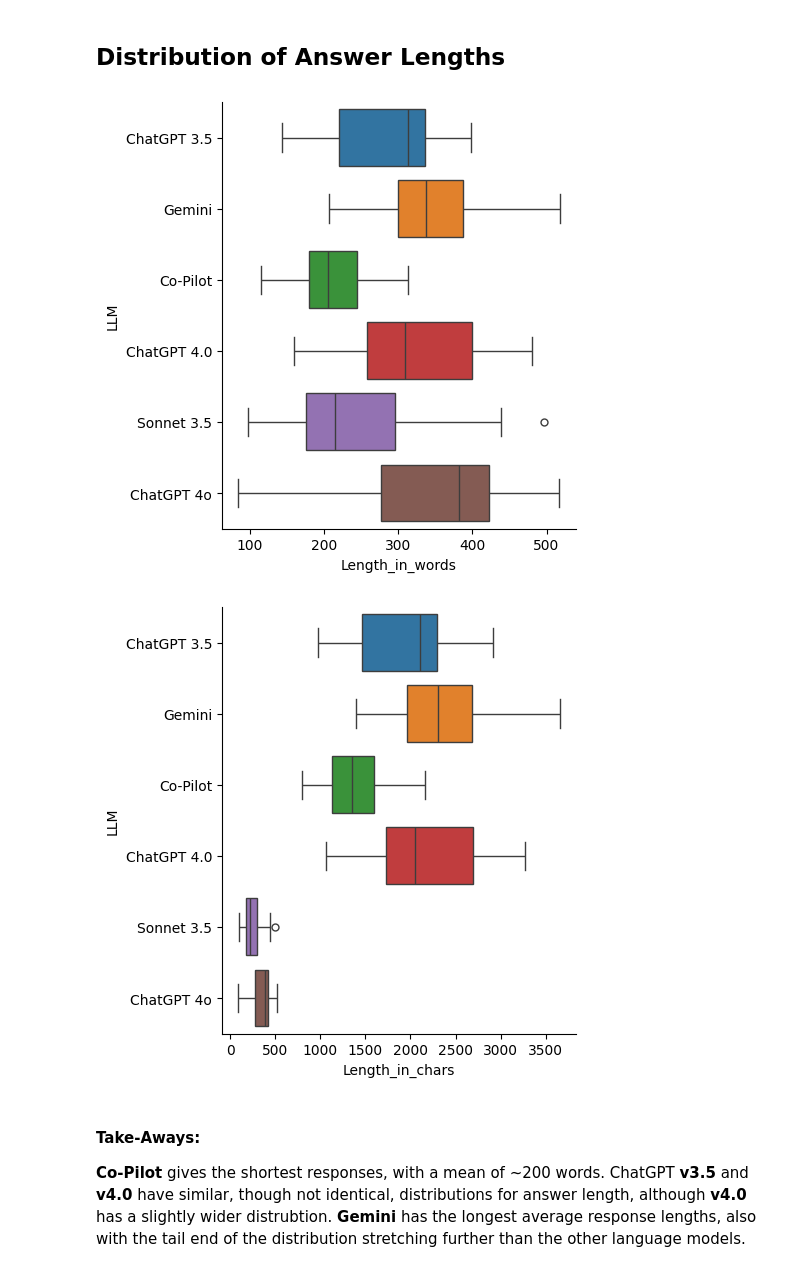
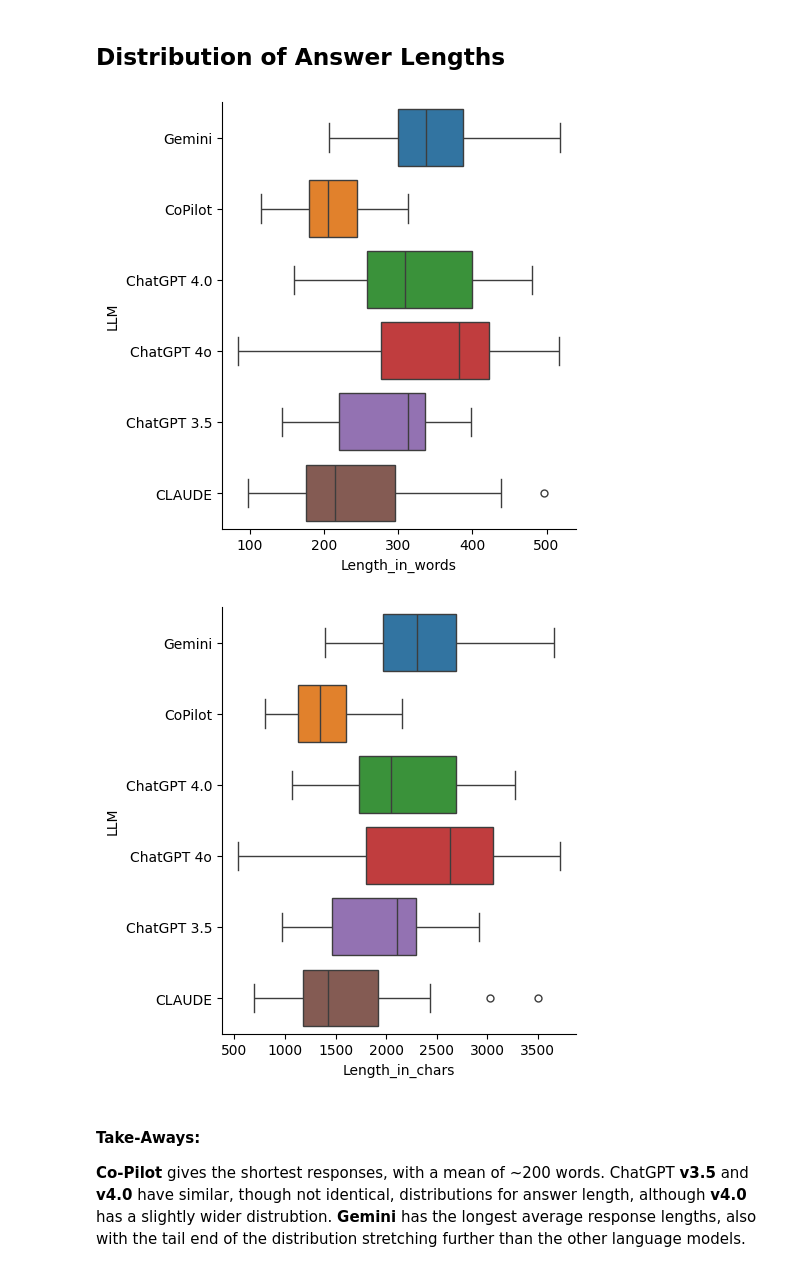
Before and after one commit to hclent/temp, a Jupyter notebook: LLM_for_BCC.ipynb, the cells around one changed output. Drawn from its saved outputs; the diff is of its cells as text; code cells hidden in the pictures.

```diff
--- a/LLM_for_BCC.ipynb
+++ b/LLM_for_BCC.ipynb
@@ -55,25 +56,23 @@ print(df.head())
 # %%
 def plot_lengths(df):
     #https://seaborn.pydata.org/tutorial/distributions.html
     gpt_lengths =  [len(x.split(" ")) for x in list(df["ChatGPT 3.5"])]
     gemini_lengths = [len(x.split(" ")) for x in list(df["Gemini"])]
     copilot_lengths = [len(x.split(" ")) for x in list(df["Co-Pilot"])]
     gpt4_lengths =  [len(x.split(" ")) for x in list(df["ChatGPT 4.0"])]
     anthropic_lengths = [len(x.split(" ")) for x in list(df["Anthropic sonnet 3.5"])]
     gpt4o_lengths =  [len(x.split(" ")) for x in list(df["ChatGPT 4o"])]
 
-
-    lengths = gpt_lengths + gemini_lengths + copilot_lengths + gpt4_lengths + anthropic_lengths + gpt4o_lengths
-    models = ["ChatGPT 3.5" for x in gpt_lengths] + ["Gemini" for x in gemini_lengths] + ["Co-Pilot" for x in copilot_lengths] + ["ChatGPT 4.0" for x in gpt4_lengths] + ["Sonnet 3.5" for x in anthropic_lengths] + ["ChatGPT 4o" for x in gpt4o_lengths]
+    lengths = gemini_lengths + copilot_lengths + gpt4_lengths + gpt4o_lengths + gpt_lengths + anthropic_lengths
+    models = ["Gemini" for x in gemini_lengths] + ["CoPilot" for x in copilot_lengths] + ["ChatGPT 4.0" for x in gpt4_lengths] + ["ChatGPT 4o" for x in gpt4o_lengths] + ["ChatGPT 3.5" for x in gpt_lengths] +  ["CLAUDE" for x in anthropic_lengths]
 
     data = {"Length_in_words": lengths, "LLM": models}
     df2 = pd.DataFrame.from_dict(data)
-    #sns.displot(df2, x="Length_in_words", hue="LLM", multiple="dodge")
     sns.catplot(data=df2, x="Length_in_words", y="LLM", kind="box", hue="LLM")
 
 plot_lengths(df)
 # %% [output]
-[figure, old version]
+[figure, new version]
 # %%
 def plot_chars(df):
     #https://seaborn.pydata.org/tutorial/distributions.html
@@ -81,11 +80,11 @@ def plot_chars(df):
     gemini_lengths = [len(x) for x in list(df["Gemini"])]
     copilot_lengths = [len(x) for x in list(df["Co-Pilot"])]
     gpt4_lengths =  [len(x) for x in list(df["ChatGPT 4.0"])]
-    anthropic_lengths = [len(x.split(" ")) for x in list(df["Anthropic sonnet 3.5"])]
-    gpt4o_lengths =  [len(x.split(" ")) for x in list(df["ChatGPT 4o"])]
+    anthropic_lengths = [len(x) for x in list(df["Anthropic sonnet 3.5"])]
+    gpt4o_lengths =  [len(x) for x in list(df["ChatGPT 4o"])]
 
-    lengths = gpt_lengths + gemini_lengths + copilot_lengths + gpt4_lengths + anthropic_lengths + gpt4o_lengths
-    models = ["ChatGPT 3.5" for x in gpt_lengths] + ["Gemini" for x in gemini_lengths] + ["Co-Pilot" for x in copilot_lengths] + ["ChatGPT 4.0" for x in gpt4_lengths] + ["Sonnet 3.5" for x in anthropic_lengths] + ["ChatGPT 4o" for x in gpt4o_lengths]
+    lengths = gemini_lengths + copilot_lengths + gpt4_lengths + gpt4o_lengths + gpt_lengths + anthropic_lengths
+    models = ["Gemini" for x in gemini_lengths] + ["CoPilot" for x in copilot_lengths] + ["ChatGPT 4.0" for x in gpt4_lengths] + ["ChatGPT 4o" for x in gpt4o_lengths] + ["ChatGPT 3.5" for x in gpt_lengths] +  ["CLAUDE" for x in anthropic_lengths]
 
     data = {"Length_in_chars": lengths, "LLM": models}
     df2 = pd.DataFrame.from_dict(data)
@@ -93,7 +92,7 @@ def plot_chars(df):
 
 plot_chars(df)
 # %% [output]
-[figure, old version]
+[figure, new version]
 # %% [markdown]
 #### Take-Aways:
 
```
Also changed, not shown: parts of 35 cells of this notebook.
